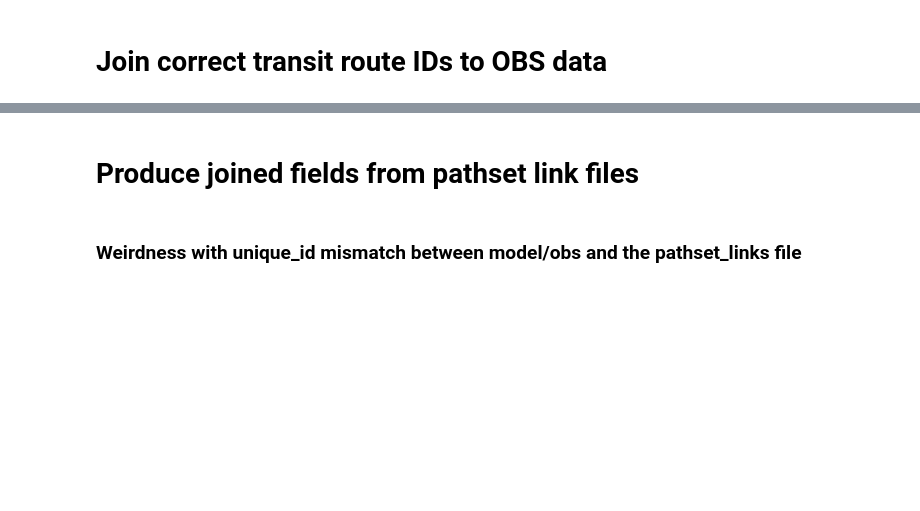
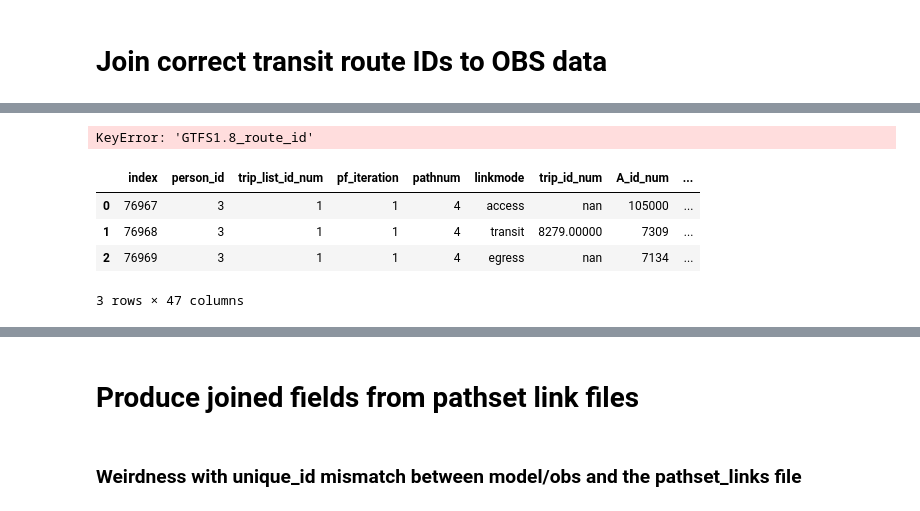
Before and after one commit to sfcta/fast-trips-validation, a Jupyter notebook: notebooks/prepare_fasttrips.ipynb, the cells around one changed output, grey strips where cells are left out. Drawn from its saved outputs; the diff is of its cells as text; code cells hidden in the pictures; blank space fills up the shorter version.

```diff
--- a/notebooks/prepare_fasttrips.ipynb
+++ b/notebooks/prepare_fasttrips.ipynb
@@ -10,37 +75,20 @@ pd.set_option('display.float_format', lambda x: '%.5f' % x)
 # %%
-#############################
-# Load the observed records
-#
-obs = pd.read_csv(r'R:\FastTrips\CHTS and OBS ft_output\OBS_ft_output_w_stops.csv')
-obs.fillna('',inplace=True)
-obs['person_id'] = obs['person_id'].apply(lambda x: x.split("_")[-1]).astype('str')
-obs['A_id_num'] = obs['A_id_num'].replace("",0)
-obs['A_id_num'] = obs['A_id_num'].astype('int')
-obs = obs.drop('trip_list_id_num',axis=1)
-
-# ADD THE PROPER trip_list_id_num
-obsinput = pd.read_csv(r'J:\Projects\FasTrips\obs\input\1.0\OBS_fasttrips_demand_v1.0\trip_list.txt')
-obsinput['person_id'] = obsinput['person_id'].astype('int').astype('str')
-
-obs = pd.merge(obs, obsinput[['person_id','trip_list_id_num']], on='person_id')
-obs.to_csv('R:\FastTrips\CHTS and OBS ft_output\OBS_ft_output_w_stops_BN.csv')
-# Make sure observed matches modeled
+obs = pd.read_csv(r'..\data\obs\obs_chosenpaths_links.csv')
 
 
-##########################
-# On Board Survey Results
+
+# Fast Trips output: link-level results for the chosen path only (chosenpaths_links)
 model = pd.read_csv(r'J:\Projects\FasTrips\obs\output\OBS_fasttrips_demand_v1.0_stochastic_iter2_cap\chosenpaths_links.csv')
 model['route_id'].fillna("",inplace=True)
-# FOR NOW, assume we look at only the last iteration of path sets ?
+# NOTE: assume we look at only the last iteration of path sets ?
 model = model[model['iteration'] == model['iteration'].max()]
 model['person_id'] = model['person_id'].astype('int').astype('str')
 
 
-#########################
-# Pathsets
+# Fast Trips output: link-level results for ALL paths created by Fast Trips (pathset_links)
 pathset_links = pd.read_csv(r'J:\Projects\FasTrips\obs\output\OBS_fasttrips_demand_v1.0_stochastic_iter2_cap\pathset_links.csv')
 pathset_links['route_id'].fillna("",inplace=True)
 pathset_links = pathset_links[pathset_links['iteration'] == pathset_links['iteration'].max()]
 
-# For OBS
+# Fast Trips output: paths-level results for all paths created by Fast Trips (pathset_paths)
 pathset_paths = pd.read_csv(r'J:\Projects\FasTrips\obs\output\OBS_fasttrips_demand_v1.0_stochastic_iter2_cap\pathset_paths.csv')
@@ -139,0 +176,11 @@ pathset_paths = pathset_paths[pathset_paths['unique_id'].isin(list(set((obs['uni
+# %%
+obs = pd.merge(obs,obs_to_gtfs,left_on='route_id',right_on='OBS_route_id',how='left')
+
+# drop the obs prefix
+obs['route_id'] = obs['GTFS1.8_route_id']
+obs['agency'] = obs['GTFS1.8_agency']
+obs.drop(['GTFS1.8_agency','OBS_route_id','OBS_agency','Unnamed: 4'], axis=1, inplace=True)
+
+obs.fillna("",inplace=True)
+# %% [output]
+KeyError: 'GTFS1.8_route_id'
@@ -162,3 +244,11 @@ def produce_path_fields(df, group):
 
 
     return result_df
+# %%
+model[model['person_id'] == "3"]
+# %% [output]
+|  | index | person_id | trip_list_id_num | pf_iteration | pathnum | linkmode | trip_id_num | A_id_num | ... |
+| 0 | 76967 | 3 | 1 | 1 | 4 | access | nan | 105000 | ... |
+| 1 | 76968 | 3 | 1 | 1 | 4 | transit | 8279.00000 | 7309 | ... |
+| 2 | 76969 | 3 | 1 | 1 | 4 | egress | nan | 7134 | ... |
+3 rows × 47 columns
```
Also changed, not shown: parts of 68 cells of this notebook, 3 other files.
